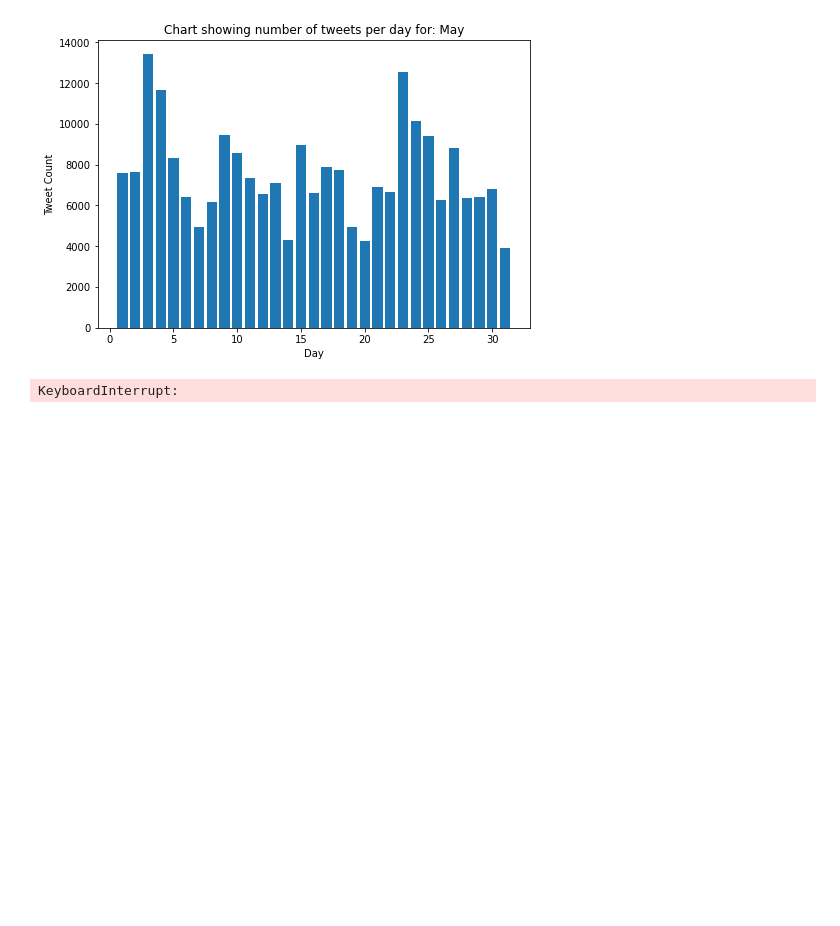
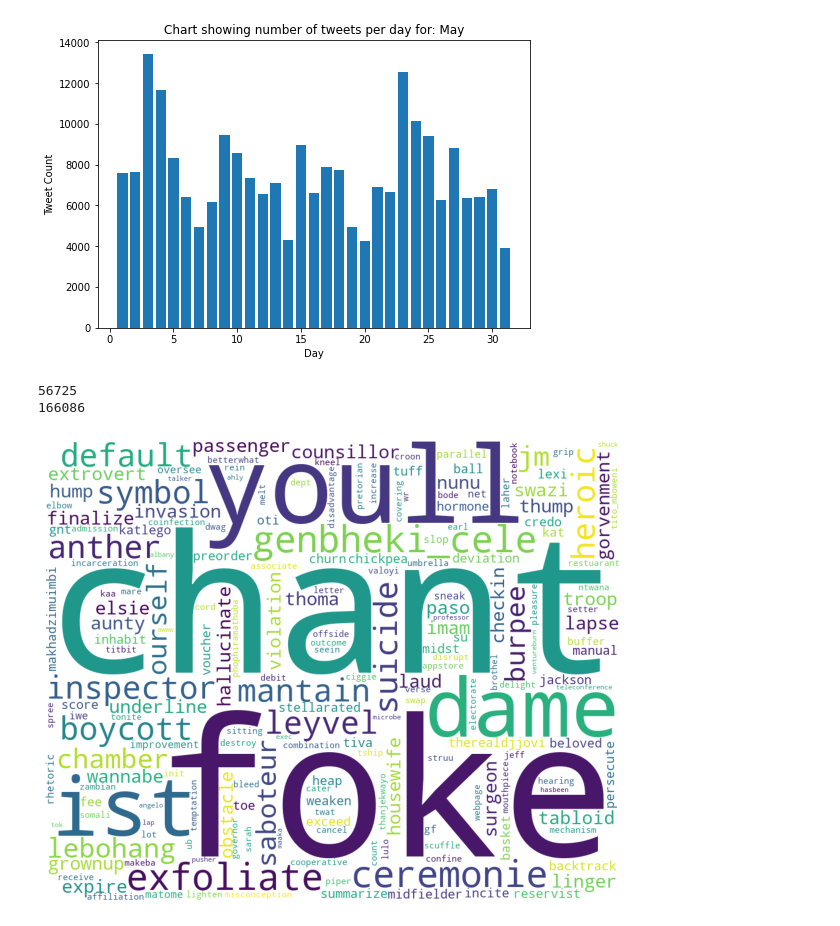
Before and after one commit to tomashege/research_project, a Jupyter notebook: Tomas/notebooks/Analysis.ipynb, the cells around one changed output. Cells and saved outputs as stored; diff of their text form; code cells hidden in the pictures; blank space fills up the shorter version.

```diff
--- a/Tomas/notebooks/Analysis.ipynb
+++ b/Tomas/notebooks/Analysis.ipynb
@@ -468,42 +530,33 @@ plt.show()
 # %% [output]
 [figure]
 # %%
-#word Cloud all words... no has tags
+#word Cloud all words... no hash tags
 
 from wordcloud import WordCloud, STOPWORDS
 hashtags = []
-#create a list of hashtages
+# #create a list of hashtages
 for i in tweets['hashtags']:
     for j in i:
         hashtags.append(j)
 
-cleaned_words_no_hashtags = []
-# remove hash tags
-from tqdm import tqdm
-
-for i in tqdm(word_list[0].tolist()):
-    flag = False
-    for m in hashtags:
-        if i == m:
-            flag = True
-    if flag == False:
-        cleaned_words_no_hashtags.append(i)
-#     else:
-#         print(i + "is a hashtage")
-
-#print(cleaned_words_no_hashtags)
+x = set(word_list[0].tolist())
+y = set(hashtags)
+x.difference_update(y)
+cleaned_words_no_hashtags = list(x)
 
 text=(" ").join(cleaned_words_no_hashtags)
 wordcloud = WordCloud(width = 1000, height = 800,
                 background_color ='white',
                 min_font_size = 10).generate(text)
 #plot the WordCloud image
 plt.figure(figsize = (8, 8), facecolor = None)
 plt.imshow(wordcloud)
 plt.axis("off")
 plt.tight_layout(pad = 0)
 plt.show()
 # %% [output]
-KeyboardInterrupt:
+56725
+166086
+[figure, added]
 # %%
 # word cloud only hastages
```
Also changed, not shown: parts of 9 cells of this notebook, 26 other files.
